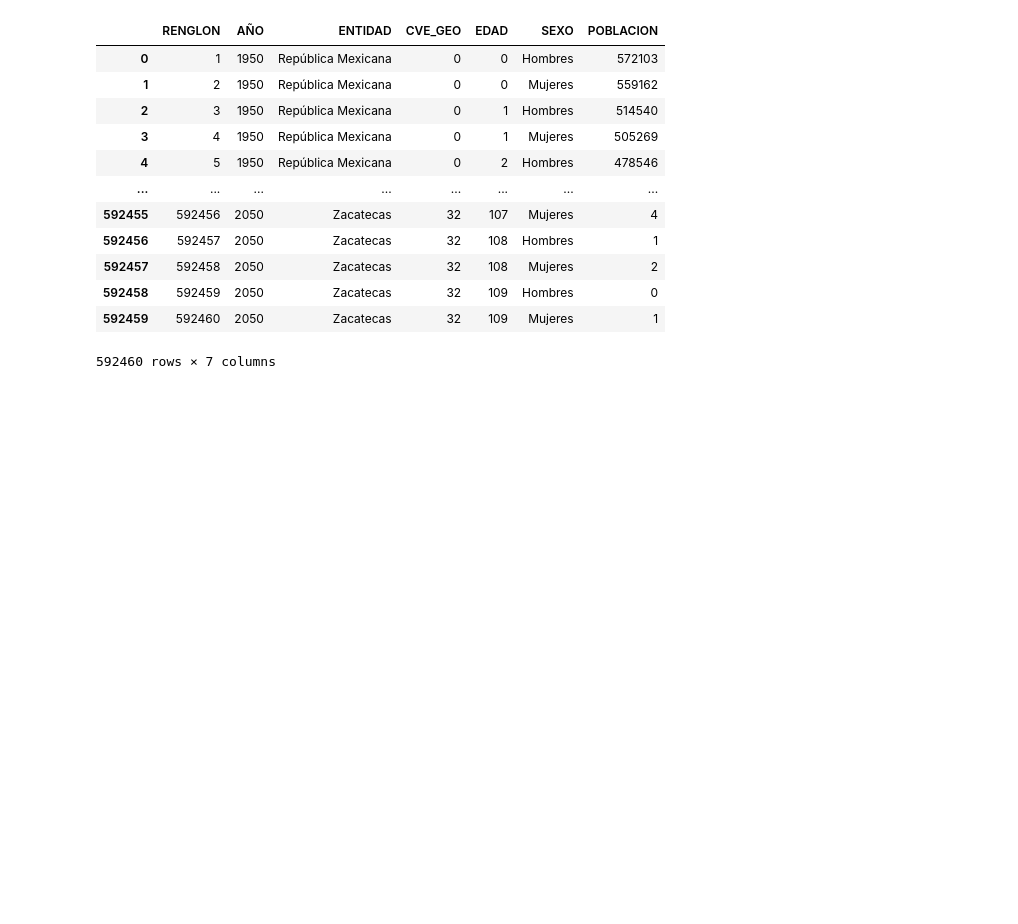
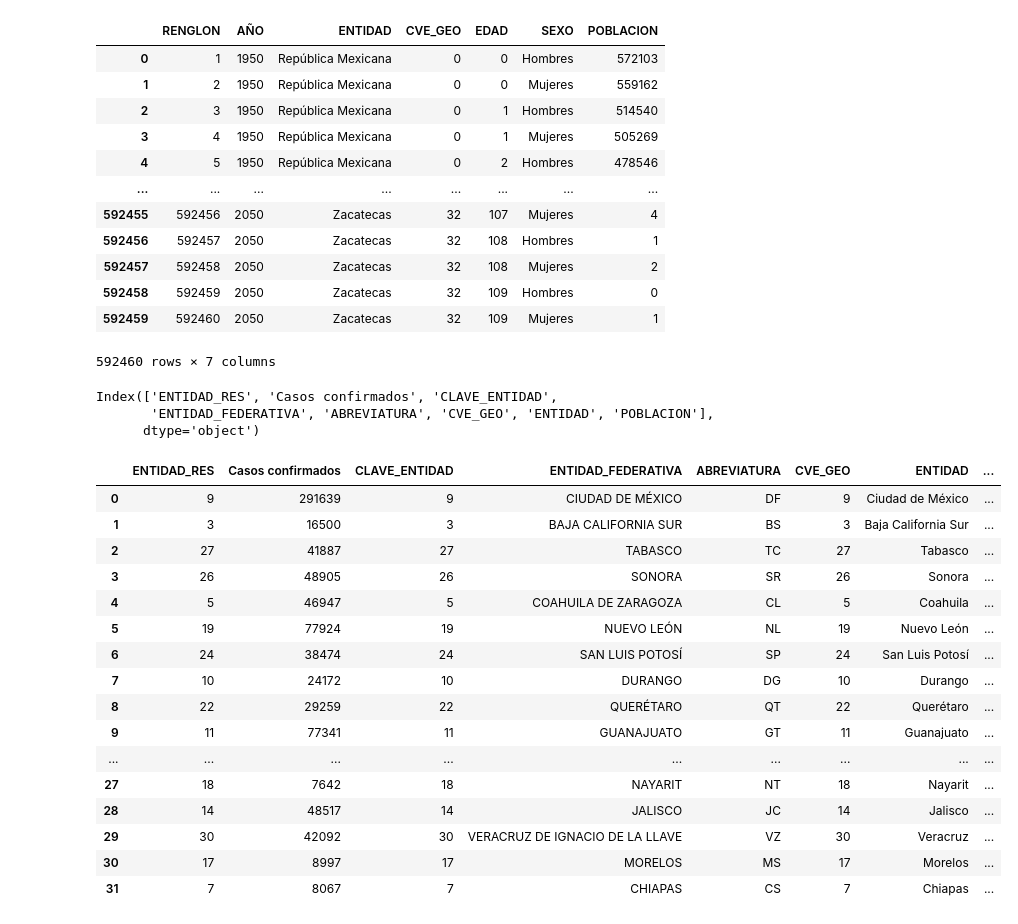
Before and after one commit to Riloro/mexico_covid19_dashboard, a Jupyter notebook: Notebook/covid19_notebook.ipynb, the cells around one changed output. Saved outputs shown, nothing was run; the diff lists cells and outputs as text; code cells hidden in the pictures; blank space fills up the shorter version.

Commit message:
casos_acumulados

```diff
--- a/Notebook/covid19_notebook.ipynb
+++ b/Notebook/covid19_notebook.ipynb
@@ -495,0 +495,36 @@ poblacion_por_municipio_base2 = pd.read_csv("base_municipios_final_datos_02.csv"
+# %%
+poblacion_2020 = poblaciones[poblaciones["AÑO"] == 2020]
+# %%
+grupos_pob = poblacion_2020.groupby(["CVE_GEO","ENTIDAD"])
+poblacion_tot_estado = grupos_pob["POBLACION"].sum().to_frame("POBLACION").reset_index()   # Sum operation in the POBLACION column of each group
+# %%
+datos_por_estado = pd.merge(confirmados_por_entidad, poblacion_tot_estado, how = "left", left_on = "CLAVE_ENTIDAD", right_on = "CVE_GEO" )
+datos_por_estado.columns
+# %% [output]
+Index(['ENTIDAD_RES', 'Casos confirmados', 'CLAVE_ENTIDAD',
+       'ENTIDAD_FEDERATIVA', 'ABREVIATURA', 'CVE_GEO', 'ENTIDAD', 'POBLACION'],
+      dtype='object')
+# %%
+# Rate of confirmed case by 100,000 people
+datos_por_estado["TASA DE CASOS POR 100K"] = 100000 * datos_por_estado["Casos confirmados"]/datos_por_estado["POBLACION"]
+datos_por_estado.sort_values("TASA DE CASOS POR 100K", ascending = False, inplace = True)
+datos_por_estado.reset_index(drop = True, inplace = True)
+datos_por_estado
+# %% [output]
+|  | ENTIDAD_RES | Casos confirmados | CLAVE_ENTIDAD | ENTIDAD_FEDERATIVA | ABREVIATURA | CVE_GEO | ENTIDAD | ... |
+| 0 | 9 | 291639 | 9 | CIUDAD DE MÉXICO | DF | 9 | Ciudad de México | ... |
+| 1 | 3 | 16500 | 3 | BAJA CALIFORNIA SUR | BS | 3 | Baja California Sur | ... |
+| 2 | 27 | 41887 | 27 | TABASCO | TC | 27 | Tabasco | ... |
+| 3 | 26 | 48905 | 26 | SONORA | SR | 26 | Sonora | ... |
+| 4 | 5 | 46947 | 5 | COAHUILA DE ZARAGOZA | CL | 5 | Coahuila | ... |
+| 5 | 19 | 77924 | 19 | NUEVO LEÓN | NL | 19 | Nuevo León | ... |
+| 6 | 24 | 38474 | 24 | SAN LUIS POTOSÍ | SP | 24 | San Luis Potosí | ... |
+| 7 | 10 | 24172 | 10 | DURANGO | DG | 10 | Durango | ... |
+| 8 | 22 | 29259 | 22 | QUERÉTARO | QT | 22 | Querétaro | ... |
+| 9 | 11 | 77341 | 11 | GUANAJUATO | GT | 11 | Guanajuato | ... |
+| ... | ... | ... | ... | ... | ... | ... | ... | ... |
+| 27 | 18 | 7642 | 18 | NAYARIT | NT | 18 | Nayarit | ... |
+| 28 | 14 | 48517 | 14 | JALISCO | JC | 14 | Jalisco | ... |
+| 29 | 30 | 42092 | 30 | VERACRUZ DE IGNACIO DE LA LLAVE | VZ | 30 | Veracruz | ... |
+| 30 | 17 | 8997 | 17 | MORELOS | MS | 17 | Morelos | ... |
+| 31 | 7 | 8067 | 7 | CHIAPAS | CS | 7 | Chiapas | ... |
```
Also changed, not shown: parts of 37 cells of this notebook.
